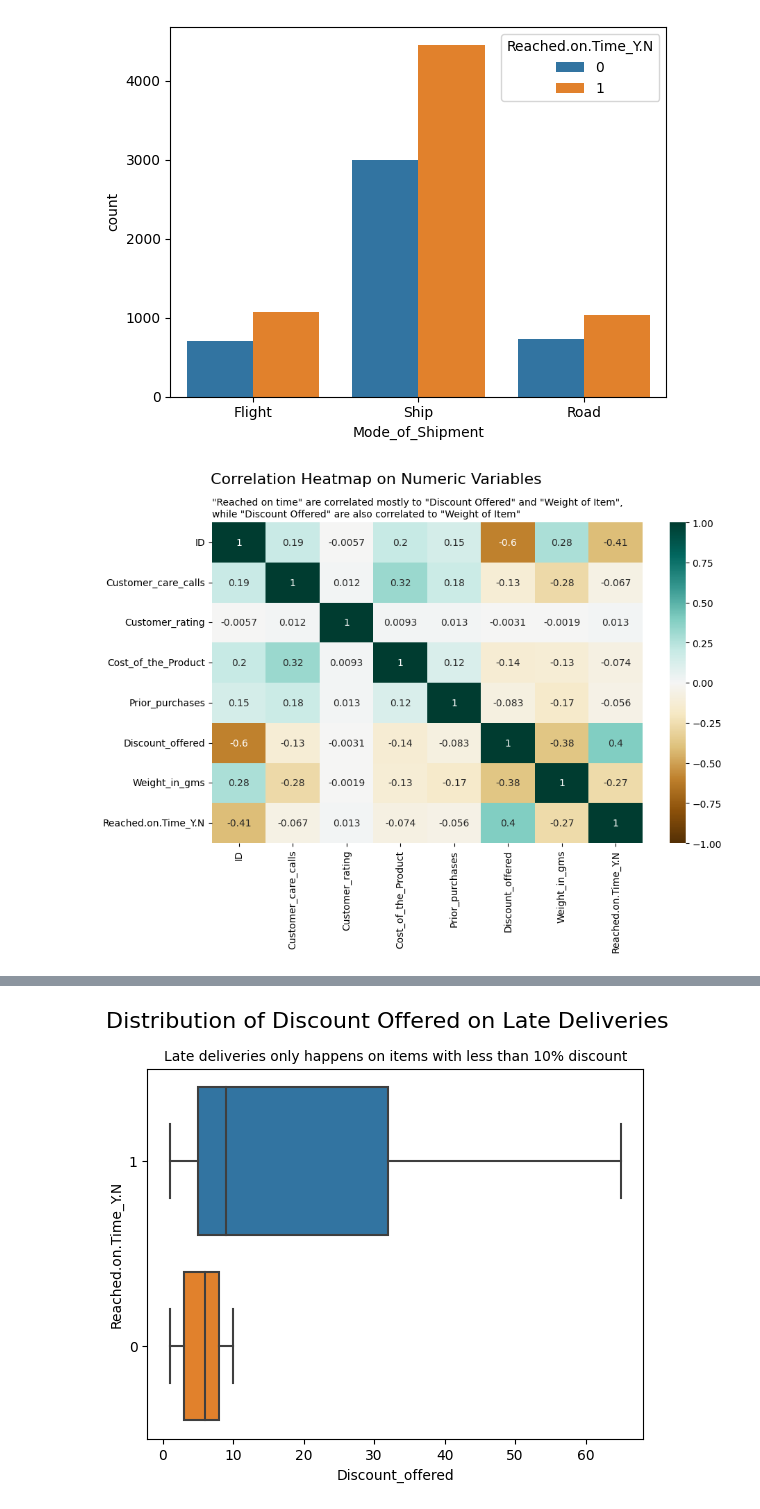
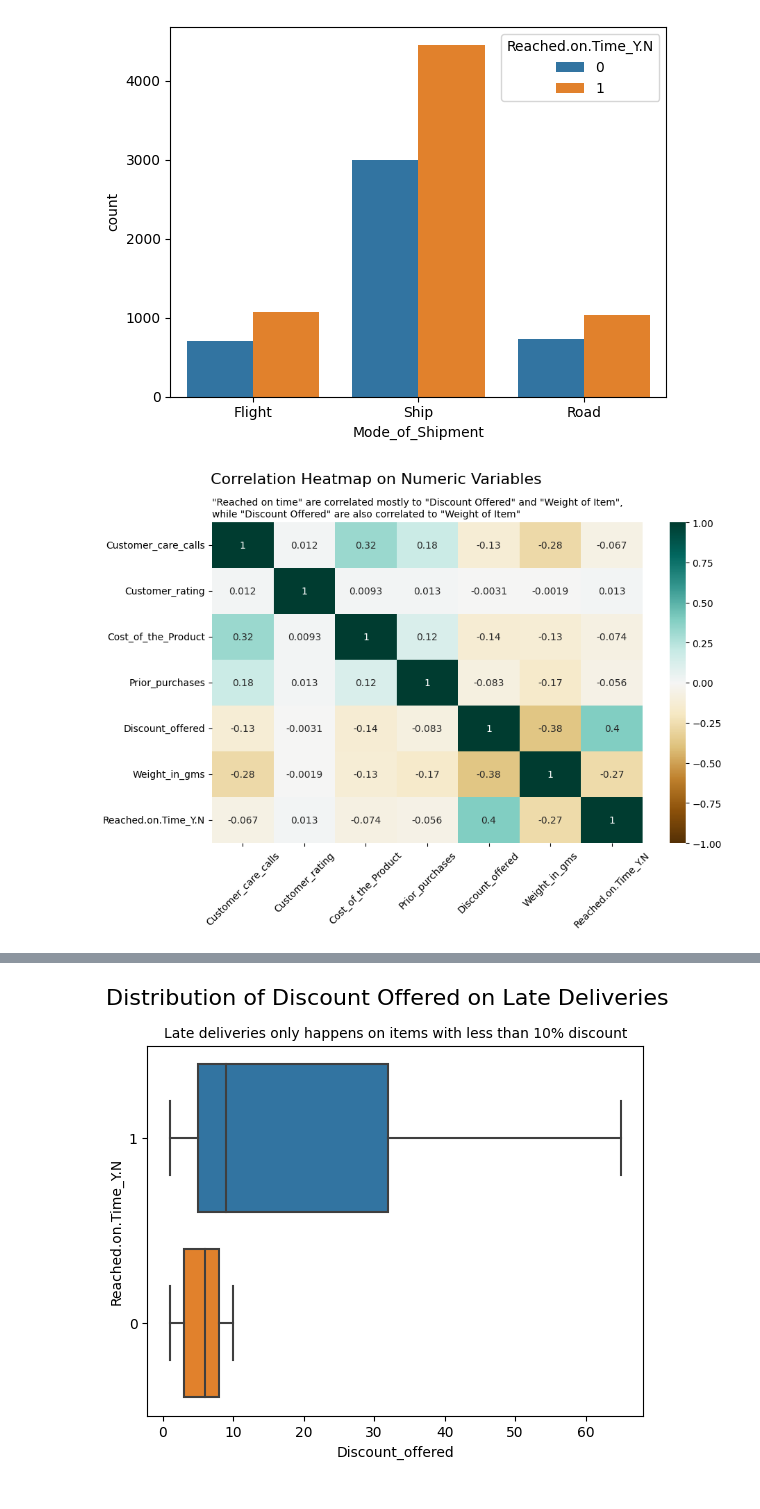
Before and after one commit to uniainiyah/ecommerce-ds, a Jupyter notebook: Final_Project_DS_Rakamin_Batch_31_Kelompok_4_(Cobra).ipynb, the cells around one changed output, grey strips where cells are left out. Cells and saved outputs as stored; diff of their text form; code cells hidden in the pictures.

Commit message:
fixed drop ID to be inplace

```diff
--- a/Final_Project_DS_Rakamin_Batch_31_Kelompok_4_(Cobra).ipynb
+++ b/Final_Project_DS_Rakamin_Batch_31_Kelompok_4_(Cobra).ipynb
@@ -78,6 +78,6 @@ No duplicate ID detected.
 ID column can be dropped as it shall not be used in any further analysis.
 # %%
 # drop ID column
-df.drop('ID', axis=1)
+df.drop('ID', axis=1, inplace=True)
 df.head()
 # %% [output]
@@ -238,12 +238,13 @@ plt.show()
 # %%
 # correlation heatmap
 fig, ax = plt.subplots(figsize=(10, 6))
 sns.heatmap(df.corr(), annot=True, cmap='BrBG', vmin=-1, vmax=1, fmt='.2g')
+plt.xticks(rotation = 45)
 plt.suptitle('Correlation Heatmap on Numeric Variables', horizontalalignment='right', x=0.6, y=1, fontsize=16)
 plt.title(f'"Reached on time" are correlated mostly to "Discount Offered" and "Weight of Item", \nwhile "Discount Offered" are also correlated to "Weight of Item"', loc='left', fontsize=10)
 plt.show()
 # %% [output]
-[figure, old version]
+[figure, new version]
 # %%
 fig, ax = plt.subplots(figsize=(10, 6))
 sns.heatmap(df.corr(method='spearman'), annot=True, cmap='BrBG', vmin=-1, vmax=1, fmt='.2g')
```
Also changed, not shown: parts of 9 cells of this notebook.
